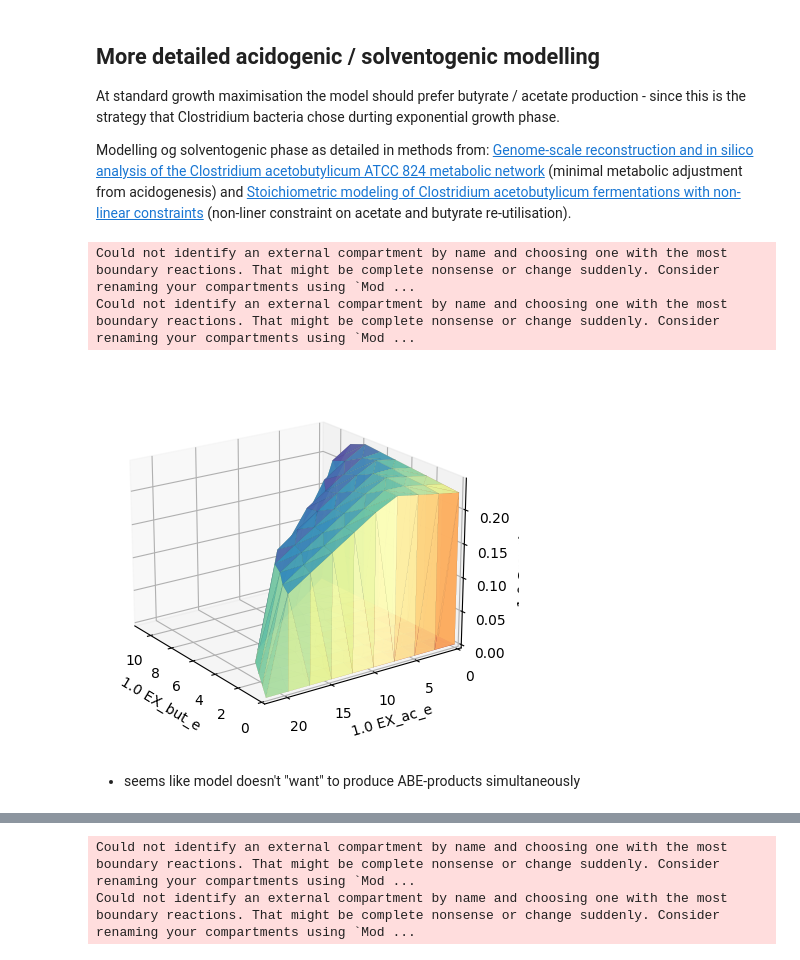
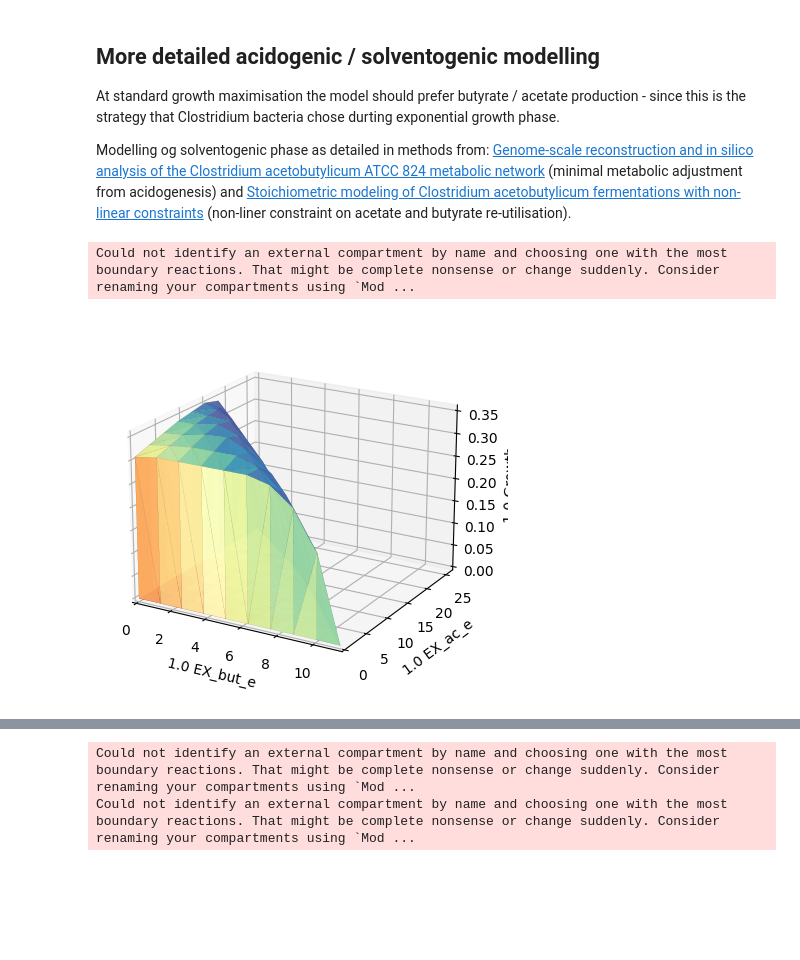
Before and after one commit to andreastallvik/BIOTBT3900, a Jupyter notebook: community_modelling/CBP_butanol/nj4_sim.ipynb, the cells around one changed output, grey strips where cells are left out. Saved outputs shown, nothing was run; the diff lists cells and outputs as text; code cells hidden in the pictures; blank space fills up the shorter version.

```diff
--- a/community_modelling/CBP_butanol/nj4_sim.ipynb
+++ b/community_modelling/CBP_butanol/nj4_sim.ipynb
@@ -75,8 +49,7 @@ EX_acetone_e  0.000000      0.0   3.865117
 from cobra.flux_analysis import pfba
 
 with nj4:
-    acid_medium = static_sim.get_specific_medium(nj4, {"EX_xyl__D_e": 10, "EX_nh4_e": 10,}, fill_value=0.1)
-    nj4.medium = acid_medium
+    nj4.medium = medium
 
     summary = nj4.summary()
     solution = nj4.optimize()
@@ -217,27 +156,0 @@ BUTCT2 should def. be restricted. Restrict ACCACT then too since it is the same
-# %%
-# make the reactions in the ABE pathway irreversible (included here because I cannot get this model behaviour to persist when using another function for some reason)
-
-reactions = [
-    # "POR_syn",
-    #         "ACACT1r",
-    #         "HACD1",
-    #         "ECOAH1",
-    #         "ACOAD1fr",
-    #         "ACOAD1",
-    #         "BTCOARx",
-    #         "PBUTT",
-    #         "ADCi",
-    #         "PTAr"
-            ]
-
-reverse_reactions = [
-                    #"ALCD4", "BUTKr",
-                     "BUTCT2", "ACACCT",
-                     #"ACKr", "ACALD"
-                     ]
-
-for rx in reactions:
-    nj4.reactions.get_by_id(rx).bounds = (0, 1000)
-
-for rx in reverse_reactions:
-    nj4.reactions.get_by_id(rx).bounds = (-1000, 0)
@@ -246,4 +156,0 @@ for rx in reverse_reactions:
-# %%
-with nj4:
-    nj4.medium = medium
-    sol = nj4.optimize()
@@ -310,7 +161,7 @@ import matplotlib.pyplot as plt
 with nj4:
     nj4.medium = medium
 
-    for rx in prod_reactions:
+    for rx in production_reactions:
         _,_,plot = sd.plot_flux_space(nj4,('-EX_xyl__D_e',rx, 'Growth'),points=10, show=False);
         plot._axes.view_init(elev=20, azim=130)
         plt.show()
@@ -330,19 +181,14 @@ Modelling og solventogenic phase as detailed in methods from: [Genome-scale reco
 # %%
 import straindesign as sd
 import matplotlib.pyplot as plt
 from utils import static_sim
 
-medium = static_sim.get_specific_medium(nj4, {"EX_xyl__D_e": 10, "EX_nh4_e": 10,})
-
 with nj4:
     nj4.medium = medium
 
     _,_,plot = sd.plot_flux_space(nj4,('EX_but_e','EX_ac_e', 'Growth'),points=10, show=False);
-    plot._axes.view_init(elev=20, azim=145)
+    plot._axes.view_init(elev=20, azim=300)
     plt.show()
 # %% [output]
 Could not identify an external compartment by name and choosing one with the most boundary reactions. That might be complete nonsense or change suddenly. Consider renaming your compartments using `Mod ...
-Could not identify an external compartment by name and choosing one with the most boundary reactions. That might be complete nonsense or change suddenly. Consider renaming your compartments using `Mod ...
-[figure, old version]
+[figure, new version]
-# %% [markdown]
-- seems like model doesn't "want" to produce ABE-products simultaneously
```
Also changed, not shown: parts of 49 cells of this notebook, 2 other files.
